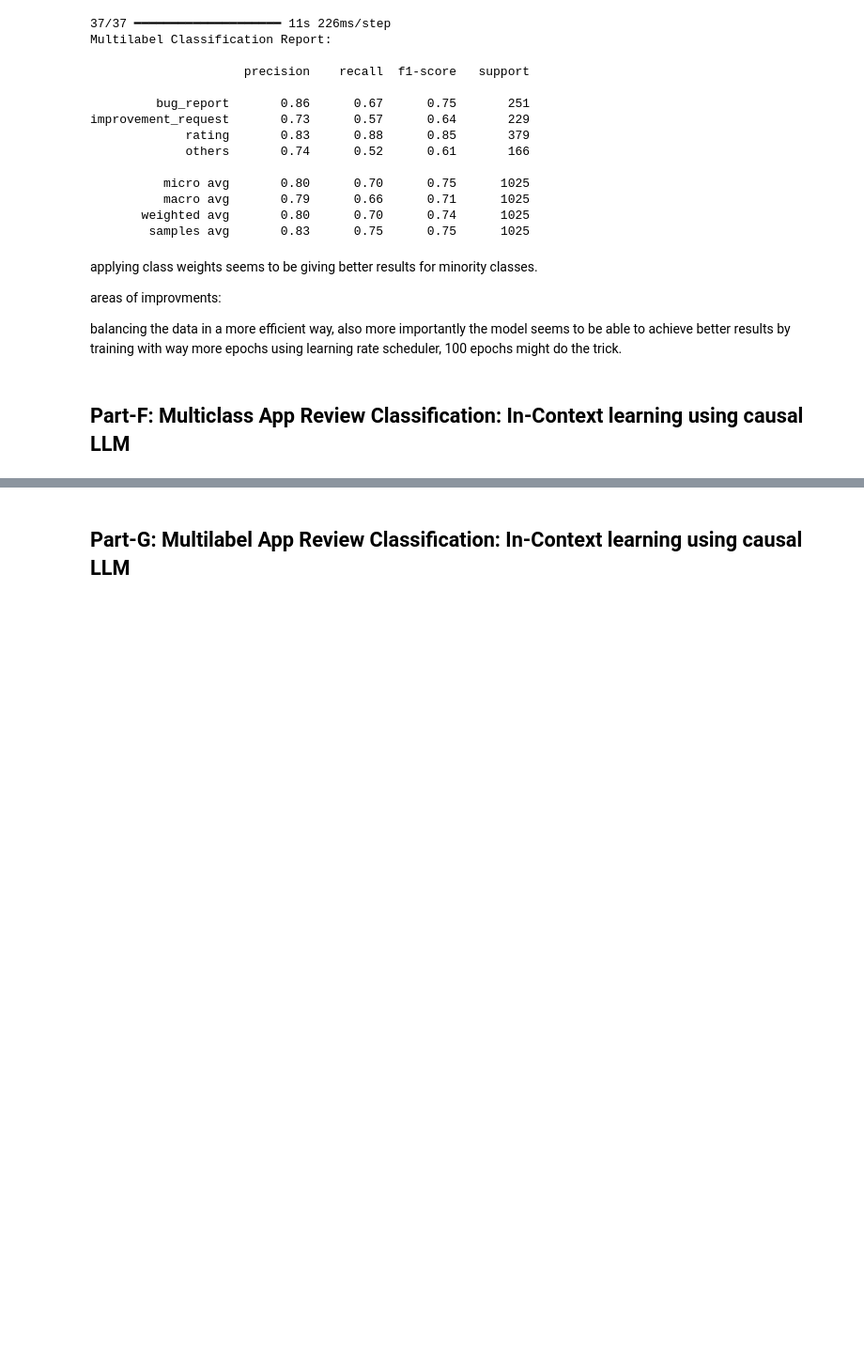
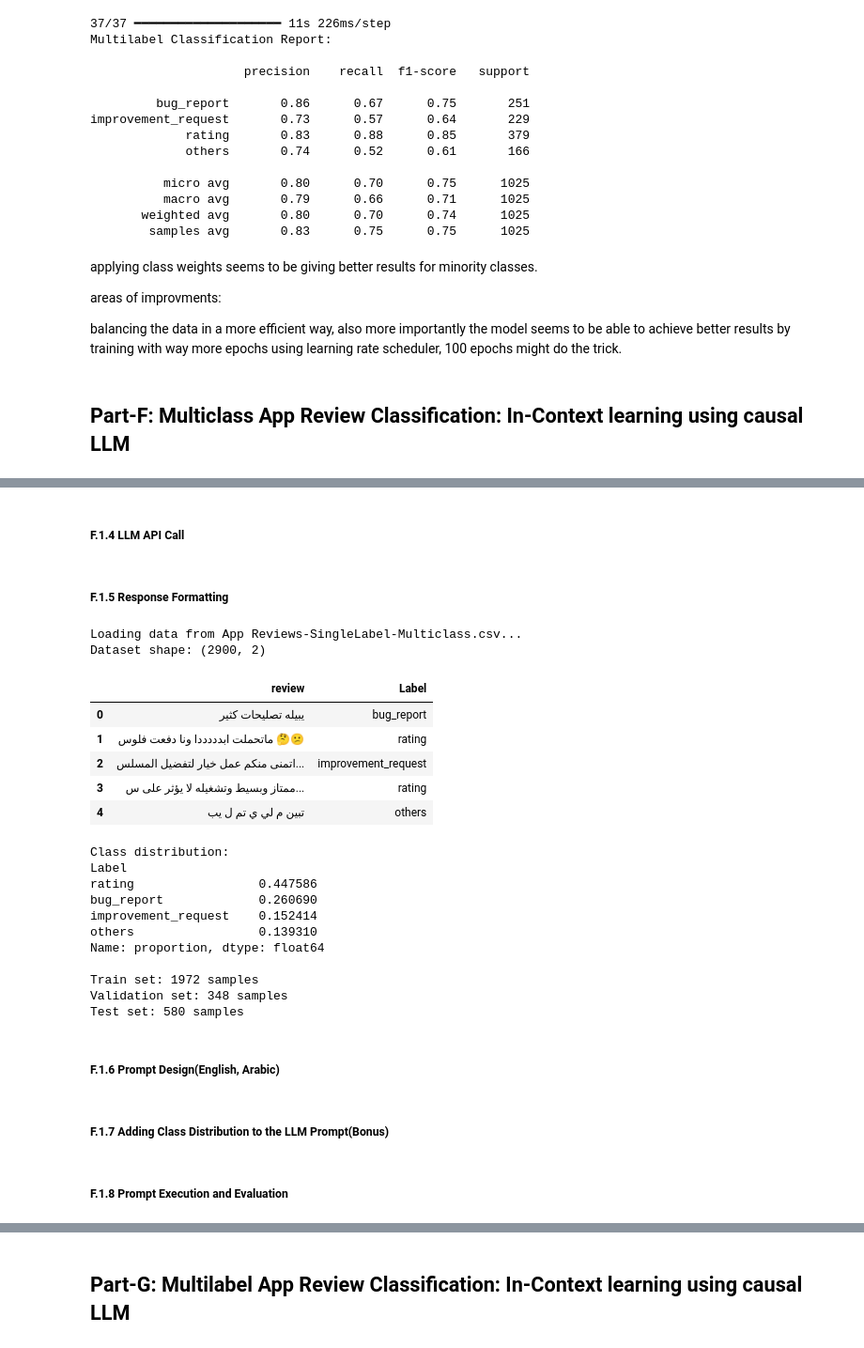
Before and after one commit to Hayder-Aleissa/NLP-Project, a Jupyter notebook: NLP_project.ipynb, the cells around one changed output, grey strips where cells are left out. Shown at 94% size. Cells and saved outputs as stored; diff of their text form; code cells hidden in the pictures; blank space fills up the shorter version.

```diff
--- a/NLP_project.ipynb
+++ b/NLP_project.ipynb
@@ -1983,0 +2010,38 @@ balancing the data in a more efficient way, also more importantly the model seem
+# %%
+# Load and prepare the dataset
+def load_data(file_path="App Reviews-SingleLabel-Multiclass.csv"):
+    """
+    Load the app review dataset and split it into train, validation, and test sets.
+
+    Args:
+        file_path: Path to the CSV file
+
+    Returns:
+        train_df, val_df, test_df: DataFrames for training, validation, and testing
+    """
+    print(f"Loading data from {file_path}...")
+    df = pd.read_csv(file_path)
+
+    # Check if data is loaded correctly
+    print(f"Dataset shape: {df.shape}")
+    display(df.head())
+
+    # Check class distribution
+    print("\nClass distribution:")
+    class_dist = df['Label'].value_counts(normalize=True)
+    print(class_dist)
+
+    label_encoder = LabelEncoder()
+    df['label_encoded'] = label_encoder.fit_transform(df['Label'])
+
+    # First: Train-Test Split (80-20)
+    train_df, test_df = train_test_split(df, test_size=0.2, random_state=SEED, stratify=df['label_encoded'])
+
+    # Second: Validation Split from Train (15% of train)
+    train_df, val_df = train_test_split(train_df, test_size=0.15, random_state=SEED, stratify=train_df['label_encoded'])
+
+    print(f"\nTrain set: {train_df.shape[0]} samples")
+    print(f"Validation set: {val_df.shape[0]} samples")
+    print(f"Test set: {test_df.shape[0]} samples")
+
+    return train_df, val_df, test_df
@@ -1983,0 +2066,2 @@ balancing the data in a more efficient way, also more importantly the model seem
+# %% [markdown]
+##### F.1.4 LLM API Call
@@ -1983,0 +2102,2 @@ balancing the data in a more efficient way, also more importantly the model seem
+# %% [markdown]
+##### F.1.5 Response Formatting
@@ -1983,0 +2145,28 @@ balancing the data in a more efficient way, also more importantly the model seem
+# %%
+# Load and prepare data
+train_df, val_df, test_df = load_data()
+
+# Define possible labels
+possible_labels = ["bug_report", "rating", "improvement_request", "others"]
+# %% [output]
+Loading data from App Reviews-SingleLabel-Multiclass.csv...
+Dataset shape: (2900, 2)
+|  | review | Label |
+| 0 | يبيله تصليحات كثير | bug_report |
+| 1 | ماتحملت ابدددددا ونا دفعت فلوس 🤔😕 | rating |
+| 2 | اتمنى منكم عمل خيار لتفضيل المسلس... | improvement_request |
+| 3 | ممتاز وبسيط وتشغيله لا يؤثر على س... | rating |
+| 4 | تبين م لي ي تم ل يب | others |
+Class distribution:
+Label
+rating                 0.447586
+bug_report             0.260690
+improvement_request    0.152414
+others                 0.139310
+Name: proportion, dtype: float64
+
+Train set: 1972 samples
+Validation set: 348 samples
+Test set: 580 samples
+# %% [markdown]
+##### F.1.6 Prompt Design(English, Arabic)
@@ -1983,0 +2340,2 @@ balancing the data in a more efficient way, also more importantly the model seem
+# %% [markdown]
+##### F.1.7 Adding Class Distribution to the LLM Prompt(Bonus)
@@ -1983,0 +2368,2 @@ balancing the data in a more efficient way, also more importantly the model seem
+# %% [markdown]
+##### F.1.8 Prompt Execution and Evaluation
```
Also changed, not shown: parts of 32 cells of this notebook, 1 other file.
